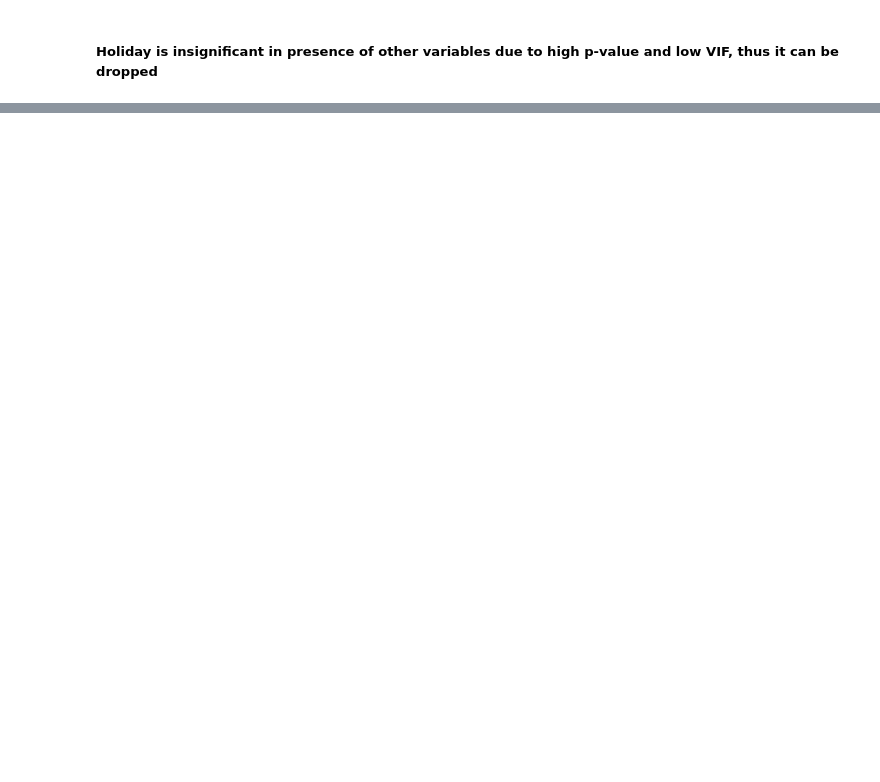
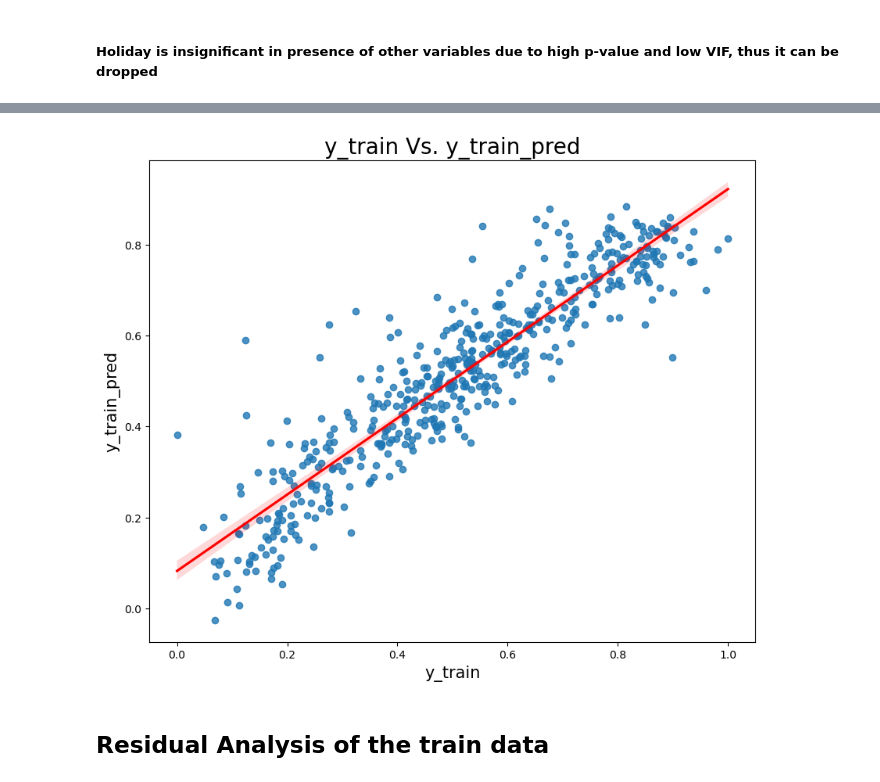
Before and after one commit to sanskar752000/LR-Bike-sharing-case-study, a Jupyter notebook: bike_rental_case_study_model.ipynb, the cells around one changed output, grey strips where cells are left out. Drawn from its saved outputs; the diff is of its cells as text; code cells hidden in the pictures; blank space fills up the shorter version.

```diff
--- a/bike_rental_case_study_model.ipynb
+++ b/bike_rental_case_study_model.ipynb
@@ -719,0 +814,16 @@ getVIF(X_train_rfe_3)
+# %%
+# Let's get the y_train predicted value
+y_train_pred = lr_model_4.predict(X_train_rfe_4)
+# %%
+# Let's visualize y_test vs. y_test_pred
+plt.figure(figsize=(10, 8))
+reg_plot = sns.regplot(x=y_train, y=y_train_pred, line_kws={'color': 'red'})
+plt.title('y_train Vs. y_train_pred', fontdict={'fontsize': 20})
+plt.xlabel('y_train', fontdict={'fontsize': 15})
+plt.ylabel('y_train_pred', fontdict={'fontsize': 15})
+
+plt.show()
+# %% [output]
+[figure, added]
+# %% [markdown]
+## Residual Analysis of the train data
```
Also changed, not shown: parts of 50 cells of this notebook.
